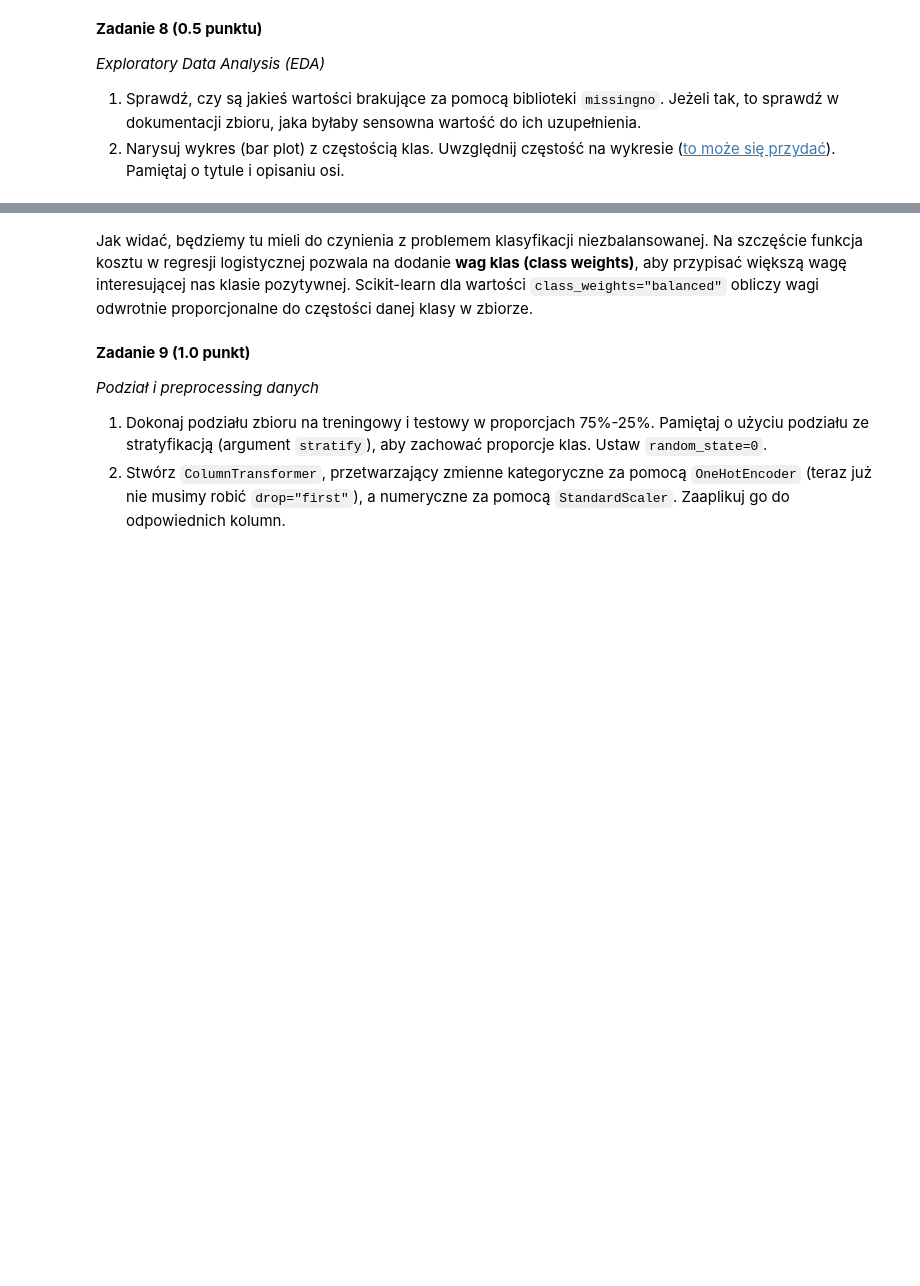
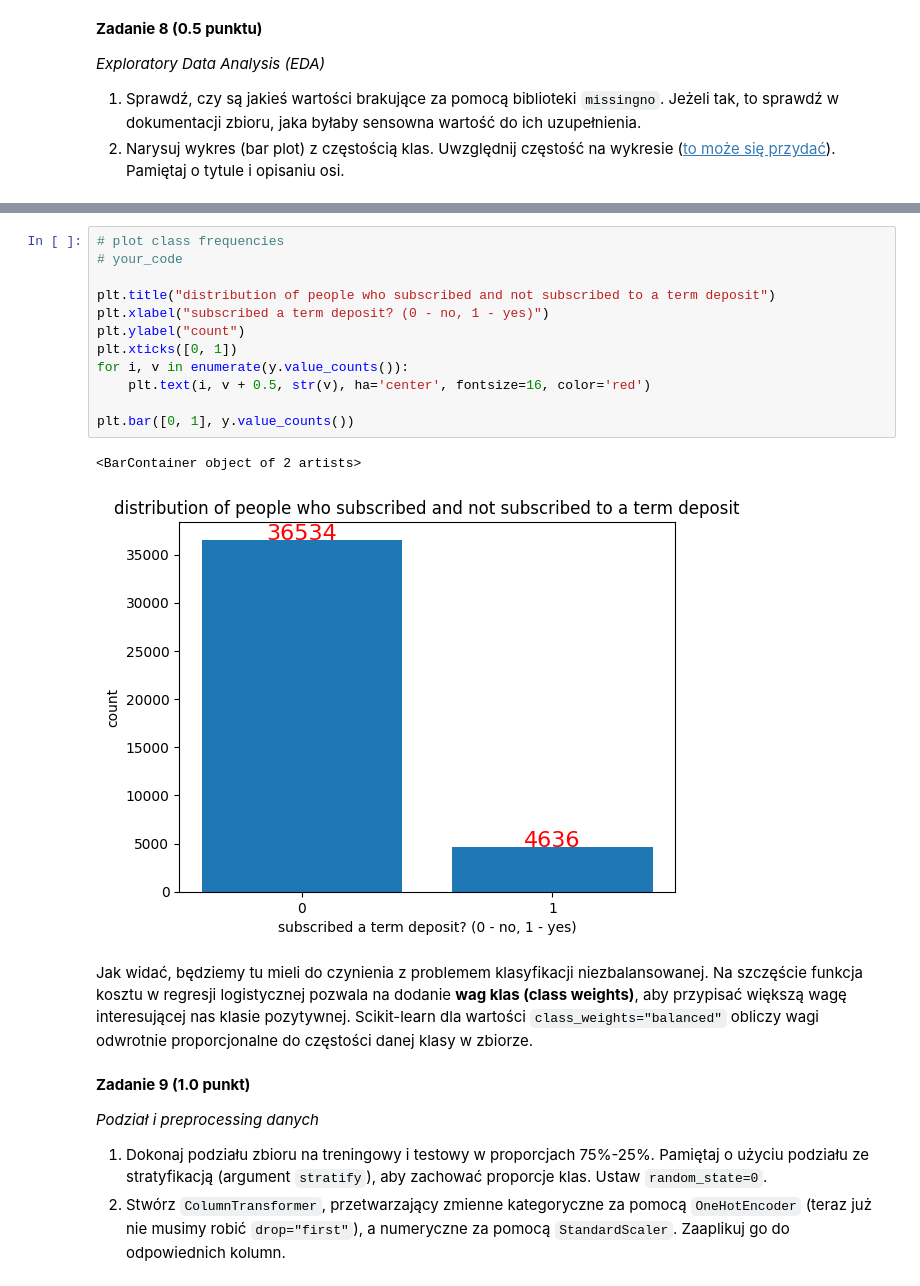
Before and after one commit to Wajktor13/ai-lab, a Jupyter notebook: lab1/lab_1.ipynb, the cells around one changed output, grey strips where cells are left out. Cells and saved outputs as stored; diff of their text form; blank space fills up the shorter version.

```diff
--- a/lab1/lab_1.ipynb
+++ b/lab1/lab_1.ipynb
@@ -1091,3 +1120,18 @@ y_mapping = {
+# %%
+# plot class frequencies
+# your_code
+
+plt.title("distribution of people who subscribed and not subscribed to a term deposit")
+plt.xlabel("subscribed a term deposit? (0 - no, 1 - yes)")
+plt.ylabel("count")
+plt.xticks([0, 1])
+for i, v in enumerate(y.value_counts()):
+    plt.text(i, v + 0.5, str(v), ha='center', fontsize=16, color='red')
+
+plt.bar([0, 1], y.value_counts())
+# %% [output]
+<BarContainer object of 2 artists>
+[figure, added]
 # %% [markdown]
 Jak widać, będziemy tu mieli do czynienia z problemem klasyfikacji niezbalansowanej. Na szczęście funkcja kosztu w regresji logistycznej pozwala na dodanie **wag klas (class weights)**, aby przypisać większą wagę interesującej nas klasie pozytywnej. Scikit-learn dla wartości `class_weights="balanced"` obliczy wagi odwrotnie proporcjonalne do częstości danej klasy w zbiorze.
 # %% [markdown]
```
Also changed, not shown: parts of 22 cells of this notebook.
